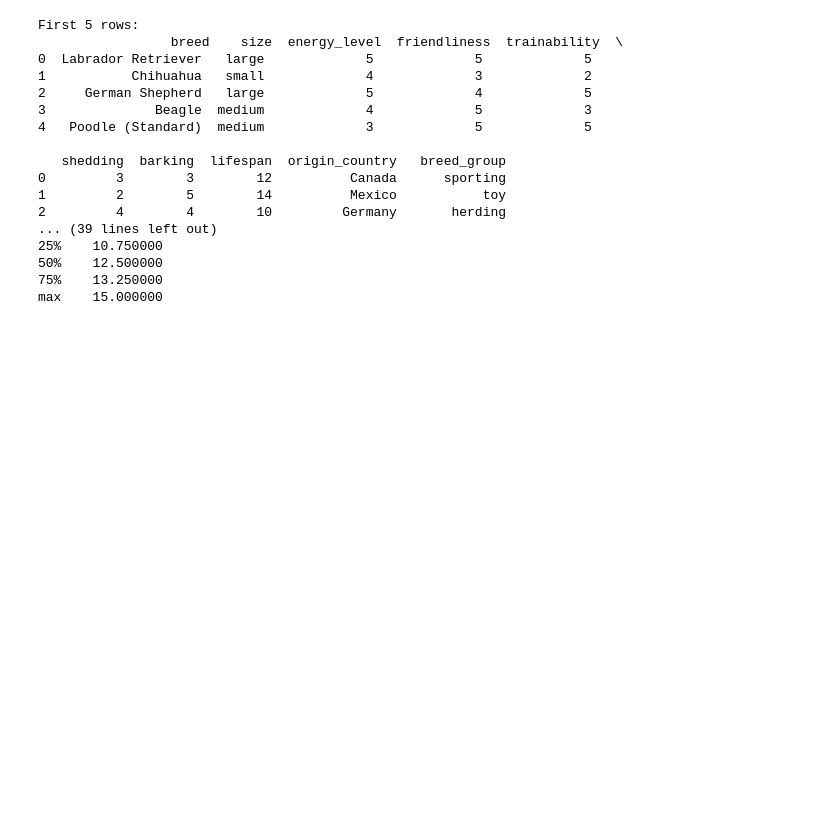
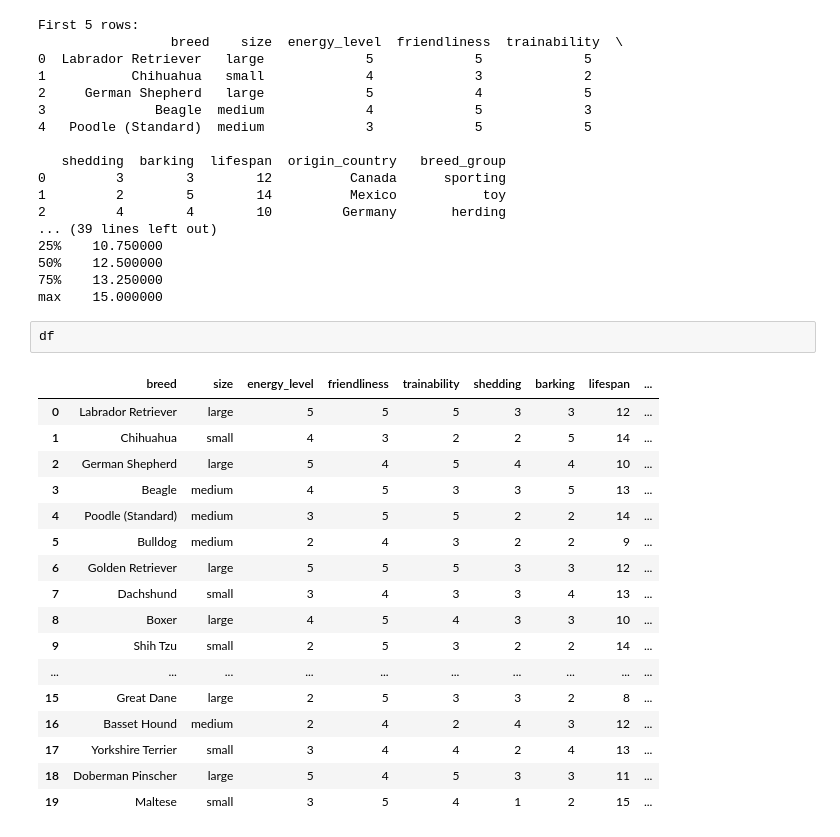
Before and after one commit to pandeysulav/EDA, a Jupyter notebook: NEW.ipynb, the cells around one changed output. Saved outputs shown, nothing was run; the diff lists cells and outputs as text; blank space fills up the shorter version.

```diff
--- a/NEW.ipynb
+++ b/NEW.ipynb
@@ -142,3 +142,23 @@ First 5 rows:
 50%    12.500000
 75%    13.250000
 max    15.000000
+# %%
+df
+# %% [output]
+|  | breed | size | energy_level | friendliness | trainability | shedding | barking | lifespan | ... |
+| 0 | Labrador Retriever | large | 5 | 5 | 5 | 3 | 3 | 12 | ... |
+| 1 | Chihuahua | small | 4 | 3 | 2 | 2 | 5 | 14 | ... |
+| 2 | German Shepherd | large | 5 | 4 | 5 | 4 | 4 | 10 | ... |
+| 3 | Beagle | medium | 4 | 5 | 3 | 3 | 5 | 13 | ... |
+| 4 | Poodle (Standard) | medium | 3 | 5 | 5 | 2 | 2 | 14 | ... |
+| 5 | Bulldog | medium | 2 | 4 | 3 | 2 | 2 | 9 | ... |
+| 6 | Golden Retriever | large | 5 | 5 | 5 | 3 | 3 | 12 | ... |
+| 7 | Dachshund | small | 3 | 4 | 3 | 3 | 4 | 13 | ... |
+| 8 | Boxer | large | 4 | 5 | 4 | 3 | 3 | 10 | ... |
+| 9 | Shih Tzu | small | 2 | 5 | 3 | 2 | 2 | 14 | ... |
+| ... | ... | ... | ... | ... | ... | ... | ... | ... | ... |
+| 15 | Great Dane | large | 2 | 5 | 3 | 3 | 2 | 8 | ... |
+| 16 | Basset Hound | medium | 2 | 4 | 2 | 4 | 3 | 12 | ... |
+| 17 | Yorkshire Terrier | small | 3 | 4 | 4 | 2 | 4 | 13 | ... |
+| 18 | Doberman Pinscher | large | 5 | 4 | 5 | 3 | 3 | 11 | ... |
+| 19 | Maltese | small | 3 | 5 | 4 | 1 | 2 | 15 | ... |
```
Also changed, not shown: parts of 1 cell of this notebook.
